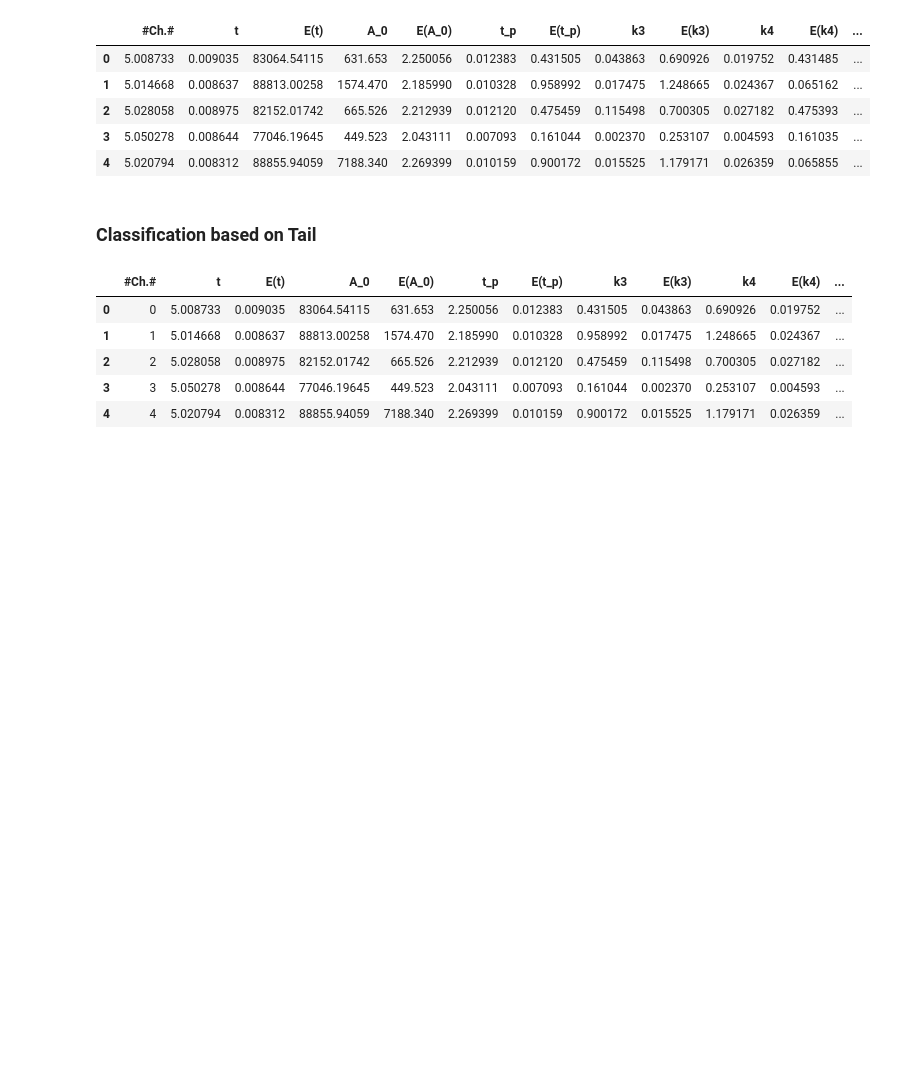
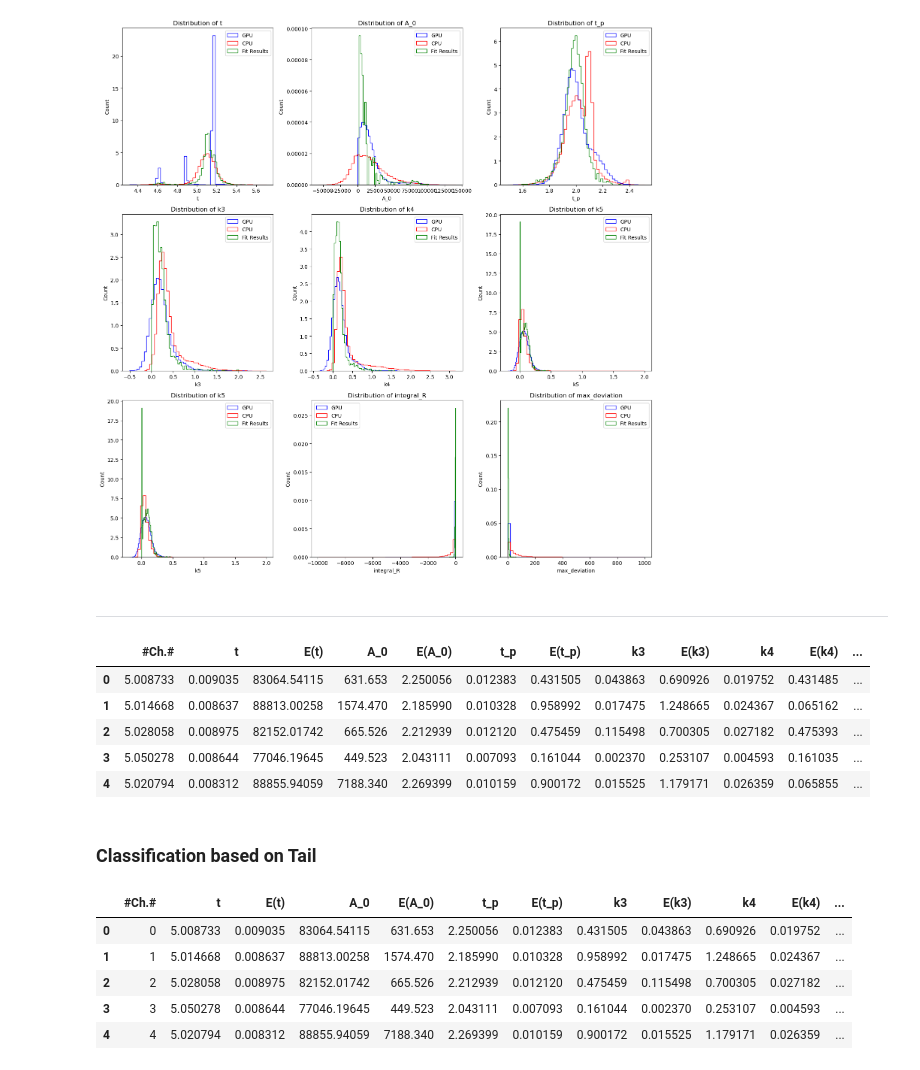
Before and after one commit to fanrado/CHN_CLASSIFIER_CE, a Jupyter notebook: DataLabelling_basedOnEA.ipynb, the cells around one changed output. Cells and saved outputs as stored; diff of their text form; code cells hidden in the pictures; blank space fills up the shorter version.

Commit message:
Compare the generated data on GPU, CPU, and the fit results

```diff
--- a/DataLabelling_basedOnEA.ipynb
+++ b/DataLabelling_basedOnEA.ipynb
@@ -7,0 +21,6 @@ import sklearn
+# %%
+fit_results_df = read_fit_results(root_path='data/labelledData', key='fit_results')
+# %%
+# read csv file
+c2_df_gpu = pd.read_csv('data/labelledData/labelledData/generate_new_samples_c2.csv')
+c2_df_cpu = pd.read_csv('data/labelledData/labelledData_cpu/generatedSamples/generated_new_samples_c2_labelled_tails.csv')
@@ -8,3 +36,24 @@ import sklearn
+# %%
+var_of_interest = ['t', 'A_0', 't_p', 'k3', 'k4', 'k5', 'k5', 'integral_R', 'max_deviation']
+# %%
+def plot_dist_var_of_interests(dataframe_GPU, dataframe_CPU, dataframe_FitRes, var_of_interests):
+    fig, ax = plt.subplots(3,3,figsize=(5*3, 5*3))
+    for idx, var in enumerate(var_of_interests):
+        row, col = divmod(idx, 3)
+        ax[row, col].hist(dataframe_GPU[var], bins=50, histtype='step', color='b', label='GPU', density=True)
+        ax[row, col].hist(dataframe_CPU[var], bins=50, histtype='step', color='r', label='CPU', density=True)
+        ax[row, col].hist(dataframe_FitRes[var], bins=50, histtype='step', color='g', label='Fit Results', density=True)
+        ax[row, col].set_title(f'Distribution of {var}')
+        ax[row, col].set_xlabel(var)
+        ax[row, col].set_ylabel('Count')
+        ax[row, col].legend()
+    plt.tight_layout()
+# %%
+plot_dist_var_of_interests(dataframe_GPU=c2_df_gpu, dataframe_CPU=c2_df_cpu, dataframe_FitRes=fit_results_df[fit_results_df['class']=='c2'], var_of_interests=var_of_interest)
+# %% [output]
+[figure, added]
+# %% [markdown]
+-----------------
 # %%
 data = pd.read_csv('data/run_30413/fit_results_run_30413_no_avg.txt', sep='\t')
 data.columns = data.columns.str.strip().str.replace(' ', '')
```
Also changed, not shown: parts of 3 cells of this notebook.
